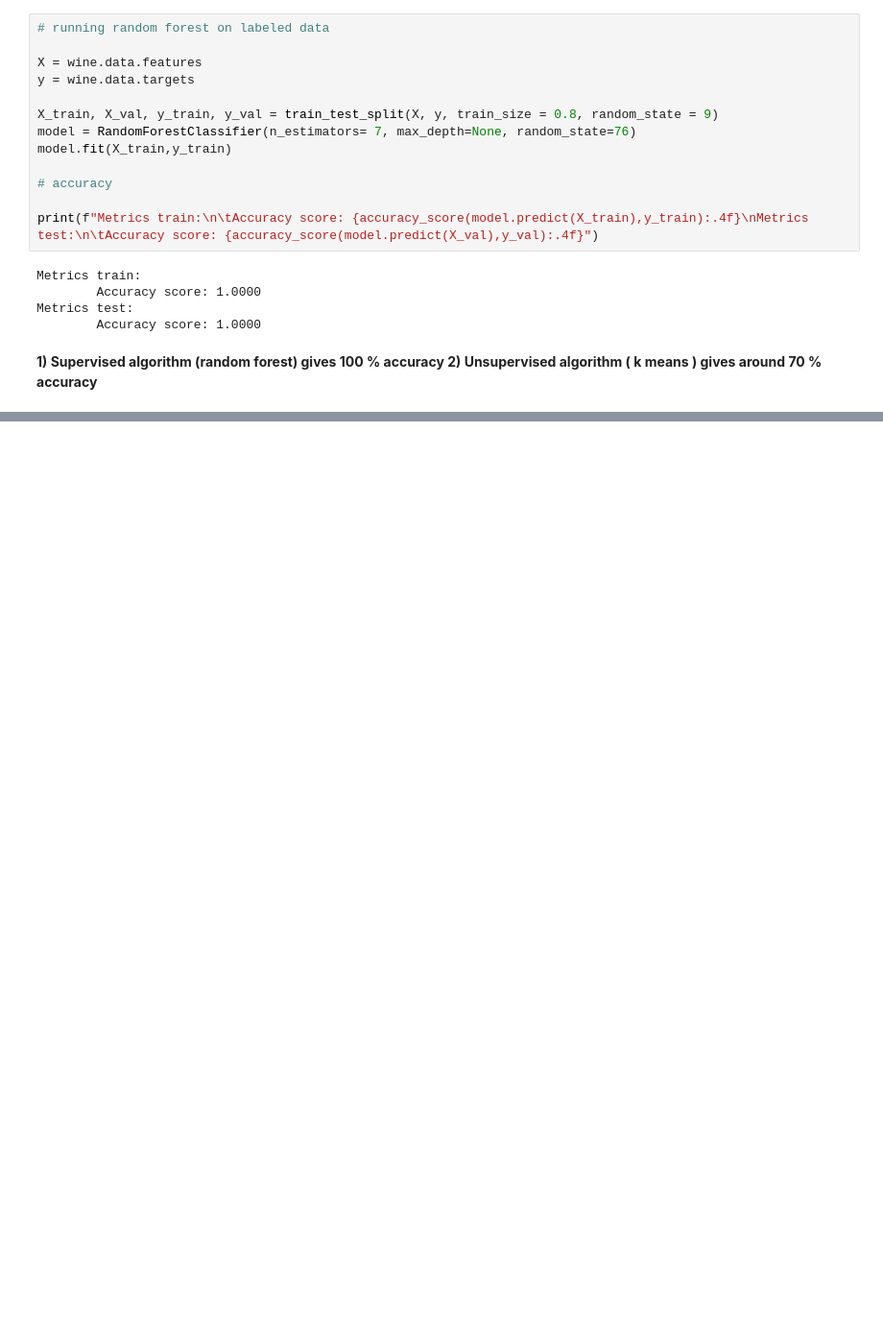
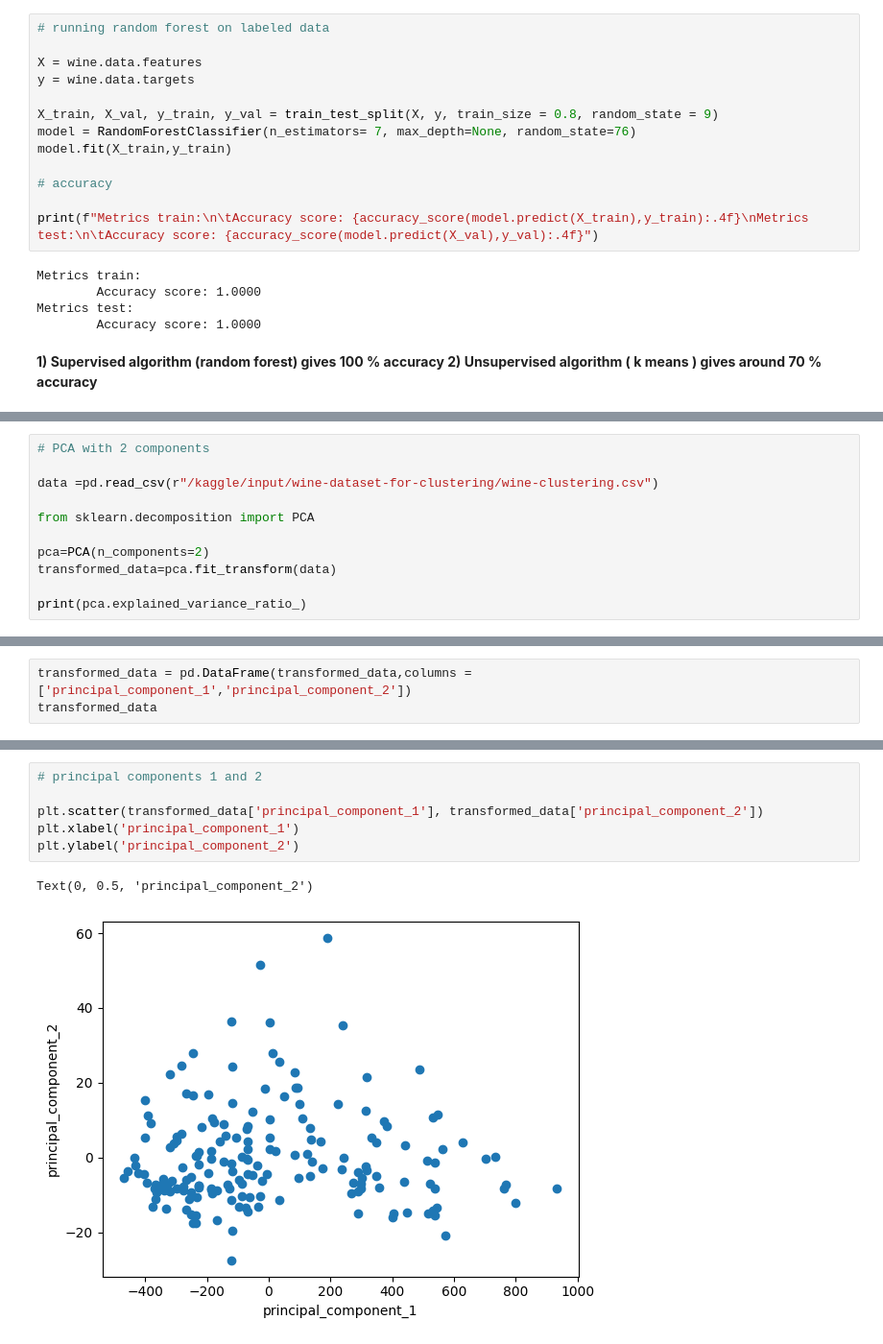
Before and after one commit to JaySprog/K-means_and_PCA_Wine_Dataset, a Jupyter notebook: clustering-wine-dataset.ipynb, the cells around one changed output, grey strips where cells are left out. Shown: that part at 96% size. Saved outputs shown, nothing was run; the diff lists cells and outputs as text; blank space fills up the shorter version.

Commit message:
Kaggle Notebook | K-means_and_PCA_Wine_Dataset | Version 6

```diff
--- a/clustering-wine-dataset.ipynb
+++ b/clustering-wine-dataset.ipynb
@@ -124,0 +131,11 @@ Metrics test:
+# %%
+# PCA with 2 components
+
+data =pd.read_csv(r"/kaggle/input/wine-dataset-for-clustering/wine-clustering.csv")
+
+from sklearn.decomposition import PCA
+
+pca=PCA(n_components=2)
+transformed_data=pca.fit_transform(data)
+
+print(pca.explained_variance_ratio_)
@@ -124,0 +144,3 @@ Metrics test:
+# %%
+transformed_data = pd.DataFrame(transformed_data,columns = ['principal_component_1','principal_component_2'])
+transformed_data
@@ -124,0 +161,9 @@ Metrics test:
+# %%
+# principal components 1 and 2
+
+plt.scatter(transformed_data['principal_component_1'], transformed_data['principal_component_2'])
+plt.xlabel('principal_component_1')
+plt.ylabel('principal_component_2')
+# %% [output]
+Text(0, 0.5, 'principal_component_2')
+[figure, added]
```
Also changed, not shown: parts of 10 cells of this notebook.
